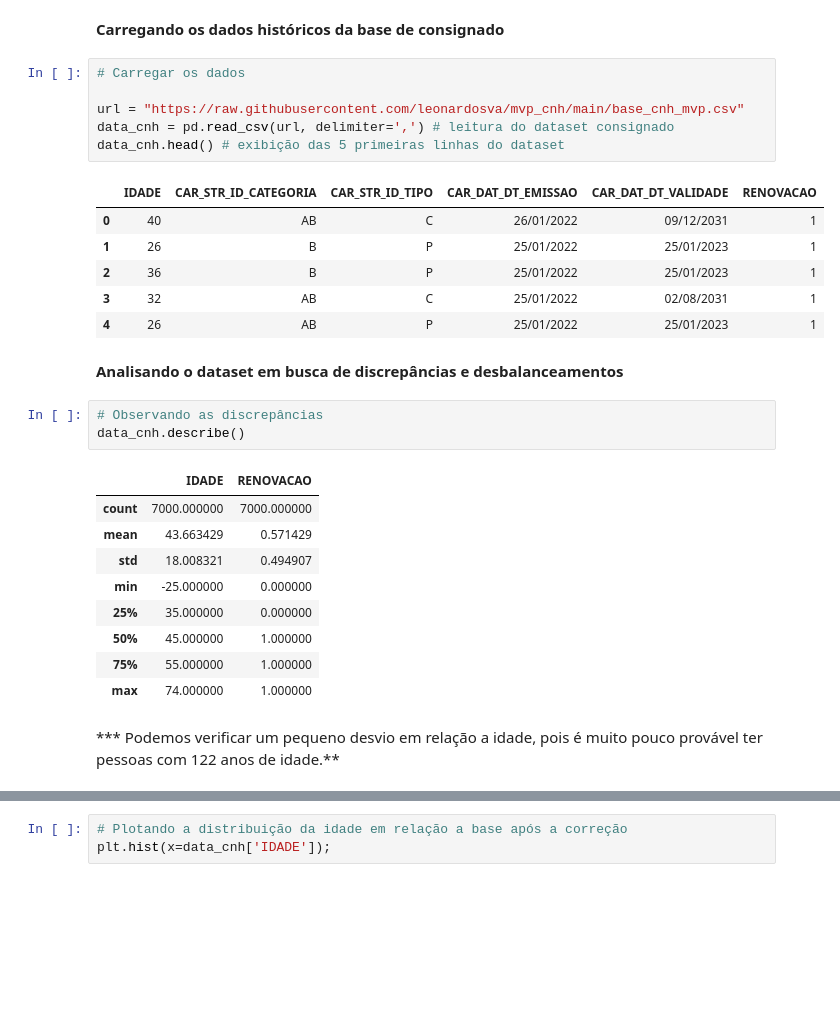
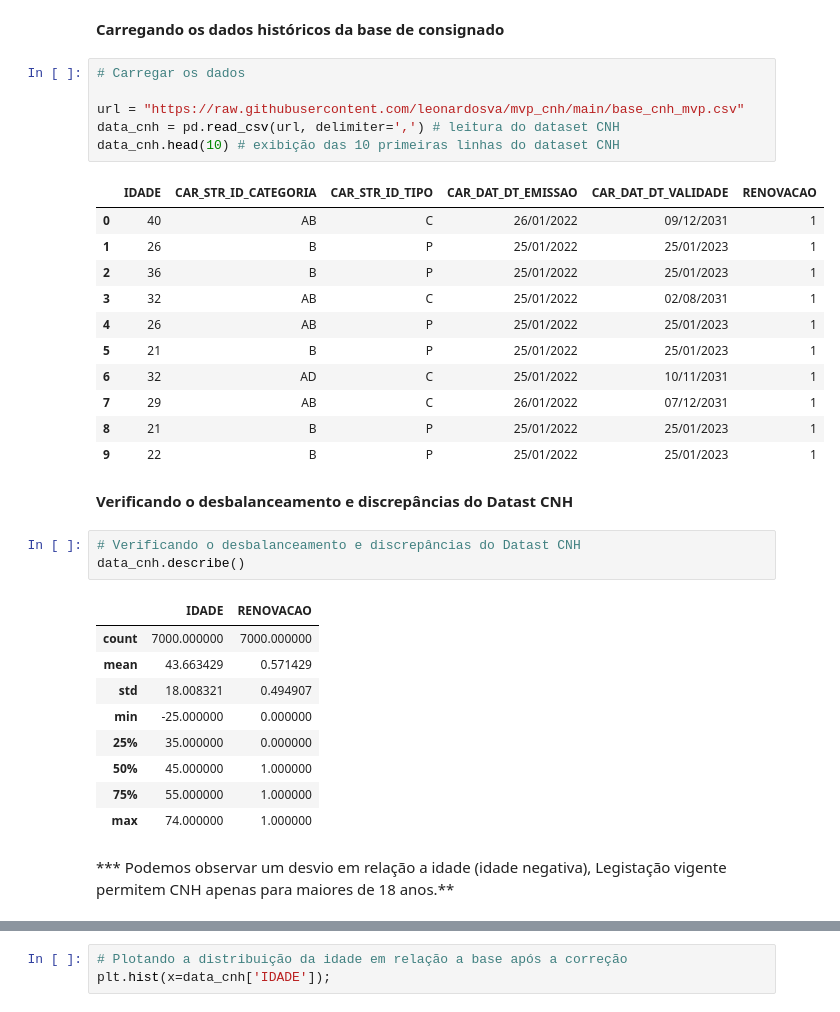
Before and after one commit to leonardosva/mvp_cnh, a Jupyter notebook: MVP_CNH.ipynb, the cells around one changed output, grey strips where cells are left out. Cells and saved outputs as stored; diff of their text form; blank space fills up the shorter version.

```diff
--- a/MVP_CNH.ipynb
+++ b/MVP_CNH.ipynb
@@ -61,20 +61,25 @@ from statistics import mean
 # %%
 # Carregar os dados
 
 url = "https://raw.githubusercontent.com/leonardosva/mvp_cnh/main/base_cnh_mvp.csv"
-data_cnh = pd.read_csv(url, delimiter=',') # leitura do dataset consignado
-data_cnh.head() # exibição das 5 primeiras linhas do dataset
+data_cnh = pd.read_csv(url, delimiter=',') # leitura do dataset CNH
+data_cnh.head(10) # exibição das 10 primeiras linhas do dataset CNH
 # %% [output]
 |  | IDADE | CAR_STR_ID_CATEGORIA | CAR_STR_ID_TIPO | CAR_DAT_DT_EMISSAO | CAR_DAT_DT_VALIDADE | RENOVACAO |
 | 0 | 40 | AB | C | 26/01/2022 | 09/12/2031 | 1 |
 | 1 | 26 | B | P | 25/01/2022 | 25/01/2023 | 1 |
 | 2 | 36 | B | P | 25/01/2022 | 25/01/2023 | 1 |
 | 3 | 32 | AB | C | 25/01/2022 | 02/08/2031 | 1 |
 | 4 | 26 | AB | P | 25/01/2022 | 25/01/2023 | 1 |
+| 5 | 21 | B | P | 25/01/2022 | 25/01/2023 | 1 |
+| 6 | 32 | AD | C | 25/01/2022 | 10/11/2031 | 1 |
+| 7 | 29 | AB | C | 26/01/2022 | 07/12/2031 | 1 |
+| 8 | 21 | B | P | 25/01/2022 | 25/01/2023 | 1 |
+| 9 | 22 | B | P | 25/01/2022 | 25/01/2023 | 1 |
-# %% [markdown]
-**Analisando o dataset em busca de discrepâncias e desbalanceamentos**
+# %% [markdown]
+**Verificando o desbalanceamento e discrepâncias do Datast CNH**
 # %%
-# Observando as discrepâncias
+# Verificando o desbalanceamento e discrepâncias do Datast CNH
 data_cnh.describe()
 # %% [output]
 |  | IDADE | RENOVACAO |
@@ -86,6 +91,6 @@ data_cnh.describe()
 | 50% | 45.000000 | 1.000000 |
 | 75% | 55.000000 | 1.000000 |
 | max | 74.000000 | 1.000000 |
-# %% [markdown]
-*** Podemos verificar um pequeno desvio em relação a idade, pois é muito pouco provável ter pessoas com 122 anos de idade.**
+# %% [markdown]
+*** Podemos observar um desvio em relação a idade (idade negativa), Legistação vigente permitem CNH apenas para maiores de 18 anos.**
 # %%
```
Also changed, not shown: parts of 8 cells of this notebook.
